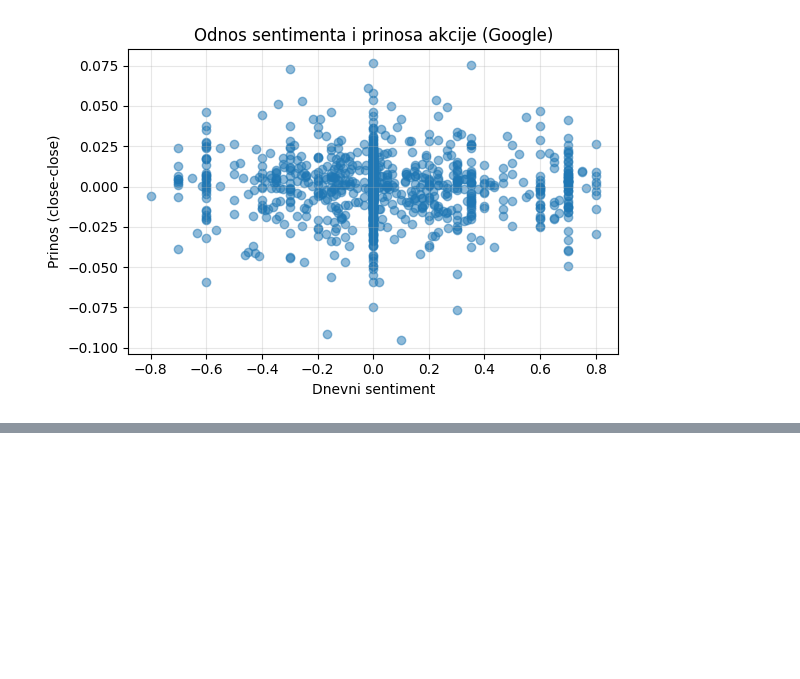
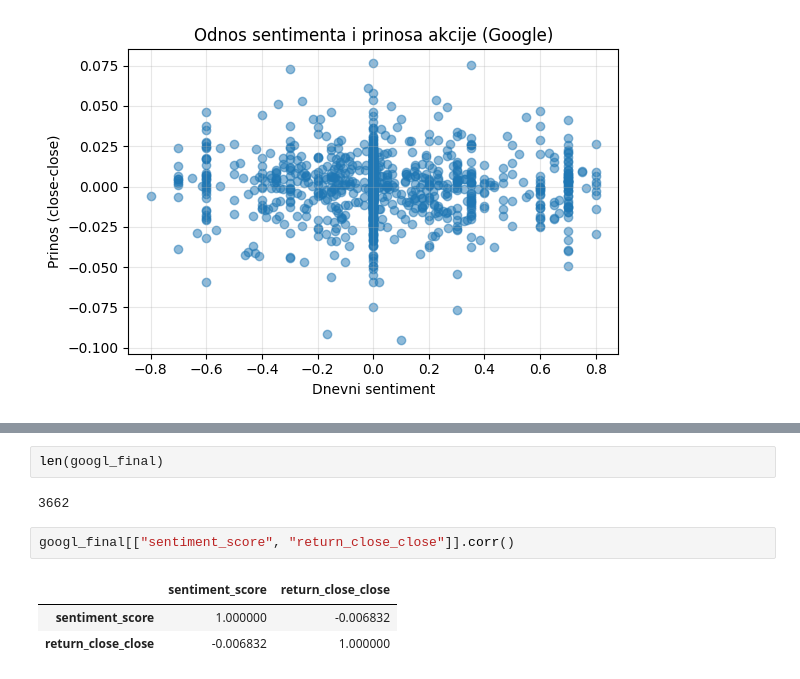
Before and after one commit to aleksandrabegovic/apple_sentiment_analiza, a Jupyter notebook: SentimentGoogle.ipynb, the cells around one changed output, grey strips where cells are left out. Drawn from its saved outputs; the diff is of its cells as text; blank space fills up the shorter version.

```diff
--- a/SentimentGoogle.ipynb
+++ b/SentimentGoogle.ipynb
@@ -838,0 +919,10 @@ plt.show()
+# %%
+len(googl_final)
+# %% [output]
+3662
+# %%
+googl_final[["sentiment_score", "return_close_close"]].corr()
+# %% [output]
+|  | sentiment_score | return_close_close |
+| sentiment_score | 1.000000 | -0.006832 |
+| return_close_close | -0.006832 | 1.000000 |
```
Also changed, not shown: parts of 17 cells of this notebook.
